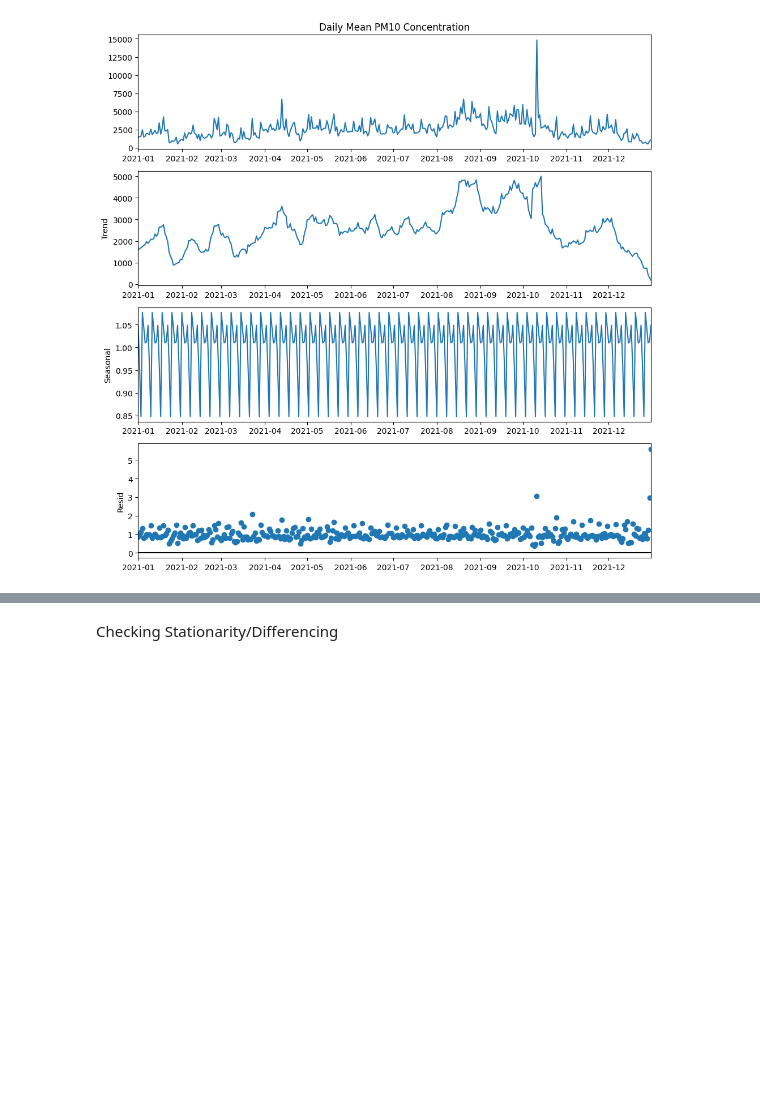
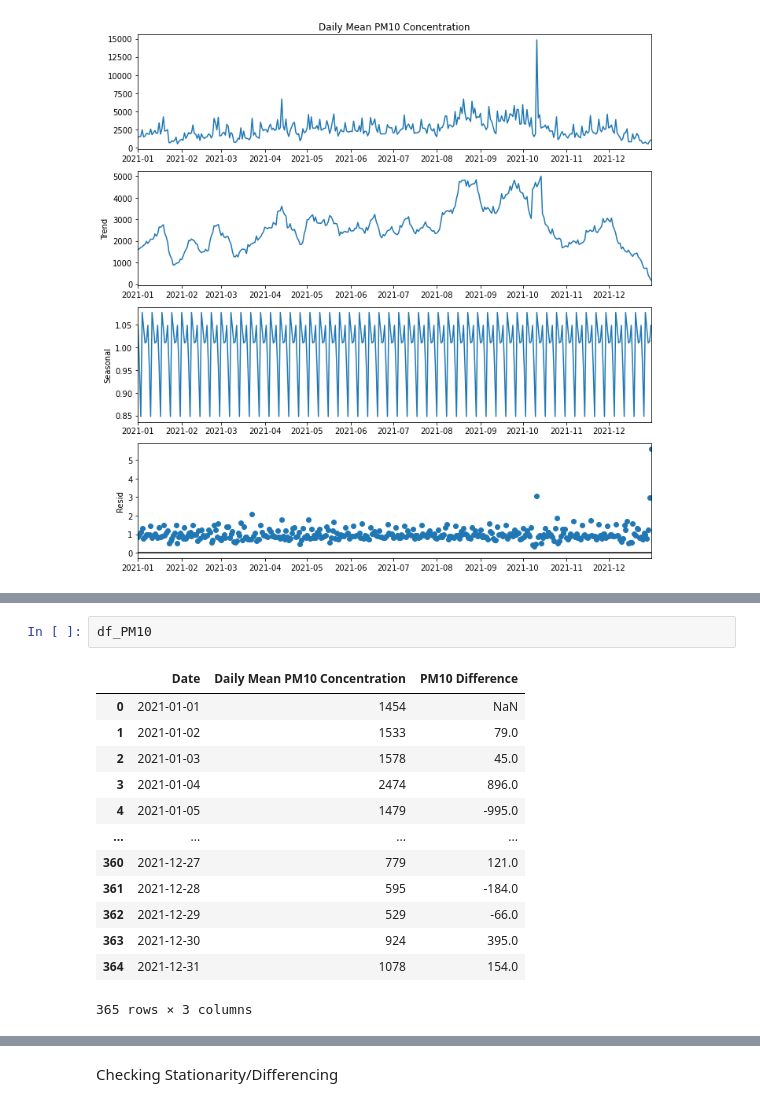
Before and after one commit to sameehaafr/MLP-TSF, a Jupyter notebook: sigai-tsf.ipynb, the cells around one changed output, grey strips where cells are left out. Saved outputs shown, nothing was run; the diff lists cells and outputs as text; blank space fills up the shorter version.

```diff
--- a/sigai-tsf.ipynb
+++ b/sigai-tsf.ipynb
@@ -125 +127,17 @@ plt.show()
+# %%
+df_PM10
+# %% [output]
+|  | Date | Daily Mean PM10 Concentration | PM10 Difference |
+| 0 | 2021-01-01 | 1454 | NaN |
+| 1 | 2021-01-02 | 1533 | 79.0 |
+| 2 | 2021-01-03 | 1578 | 45.0 |
+| 3 | 2021-01-04 | 2474 | 896.0 |
+| 4 | 2021-01-05 | 1479 | -995.0 |
+| ... | ... | ... | ... |
+| 360 | 2021-12-27 | 779 | 121.0 |
+| 361 | 2021-12-28 | 595 | -184.0 |
+| 362 | 2021-12-29 | 529 | -66.0 |
+| 363 | 2021-12-30 | 924 | 395.0 |
+| 364 | 2021-12-31 | 1078 | 154.0 |
+365 rows × 3 columns
 # %%
```
Also changed, not shown: parts of 15 cells of this notebook.
